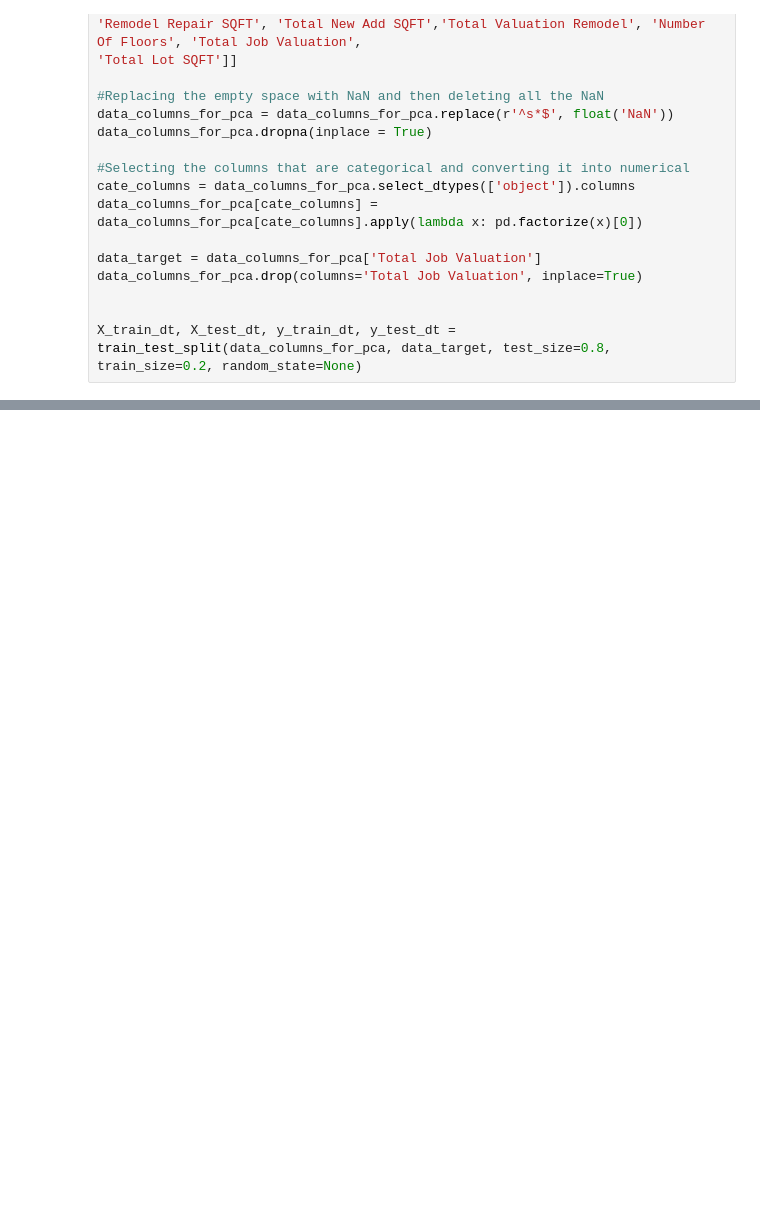
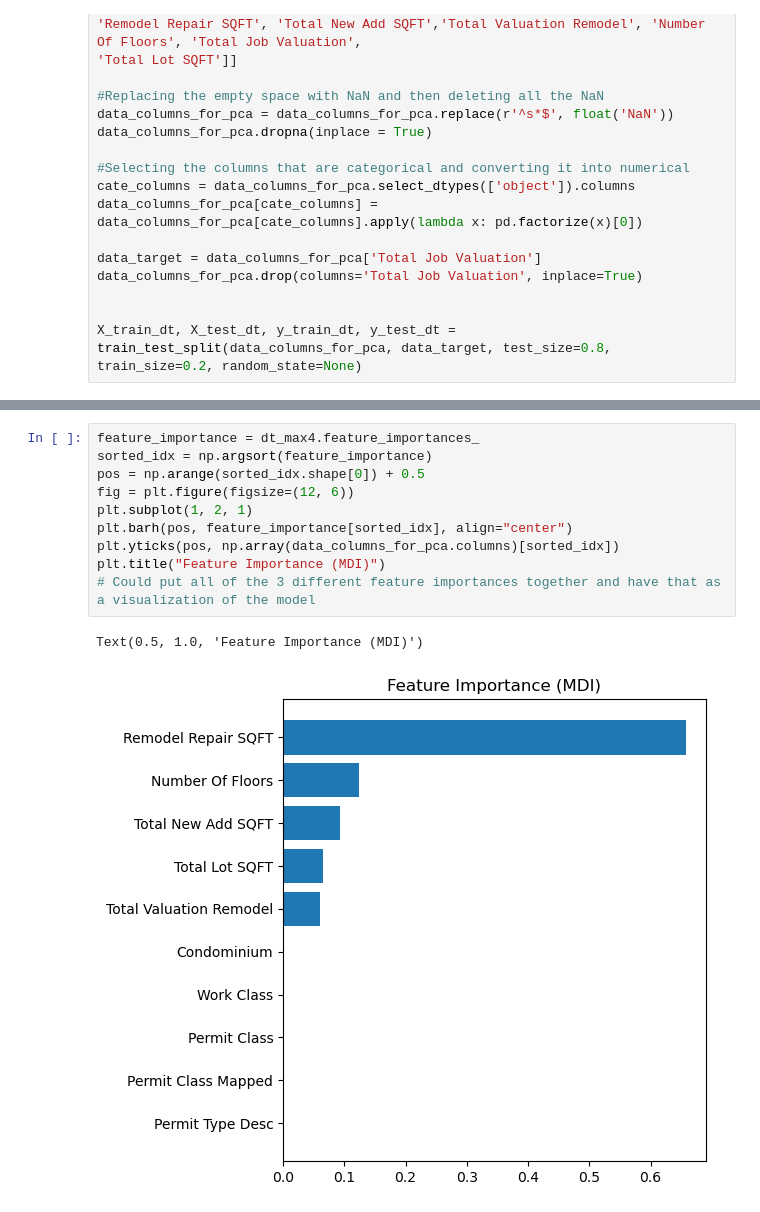
Before and after one commit to Josephslee99/CSE4-587Project, a Jupyter notebook: phase2David.ipynb, the cells around one changed output, grey strips where cells are left out. Cells and saved outputs as stored; diff of their text form; blank space fills up the shorter version.

```diff
--- a/phase2David.ipynb
+++ b/phase2David.ipynb
@@ -69,0 +132,13 @@ tree.plot_tree(dt_max3)
+# %%
+feature_importance = dt_max4.feature_importances_
+sorted_idx = np.argsort(feature_importance)
+pos = np.arange(sorted_idx.shape[0]) + 0.5
+fig = plt.figure(figsize=(12, 6))
+plt.subplot(1, 2, 1)
+plt.barh(pos, feature_importance[sorted_idx], align="center")
+plt.yticks(pos, np.array(data_columns_for_pca.columns)[sorted_idx])
+plt.title("Feature Importance (MDI)")
+# Could put all of the 3 different feature importances together and have that as a visualization of the model
+# %% [output]
+Text(0.5, 1.0, 'Feature Importance (MDI)')
+[figure, added]
```
Also changed, not shown: parts of 17 cells of this notebook, 2 other files.
